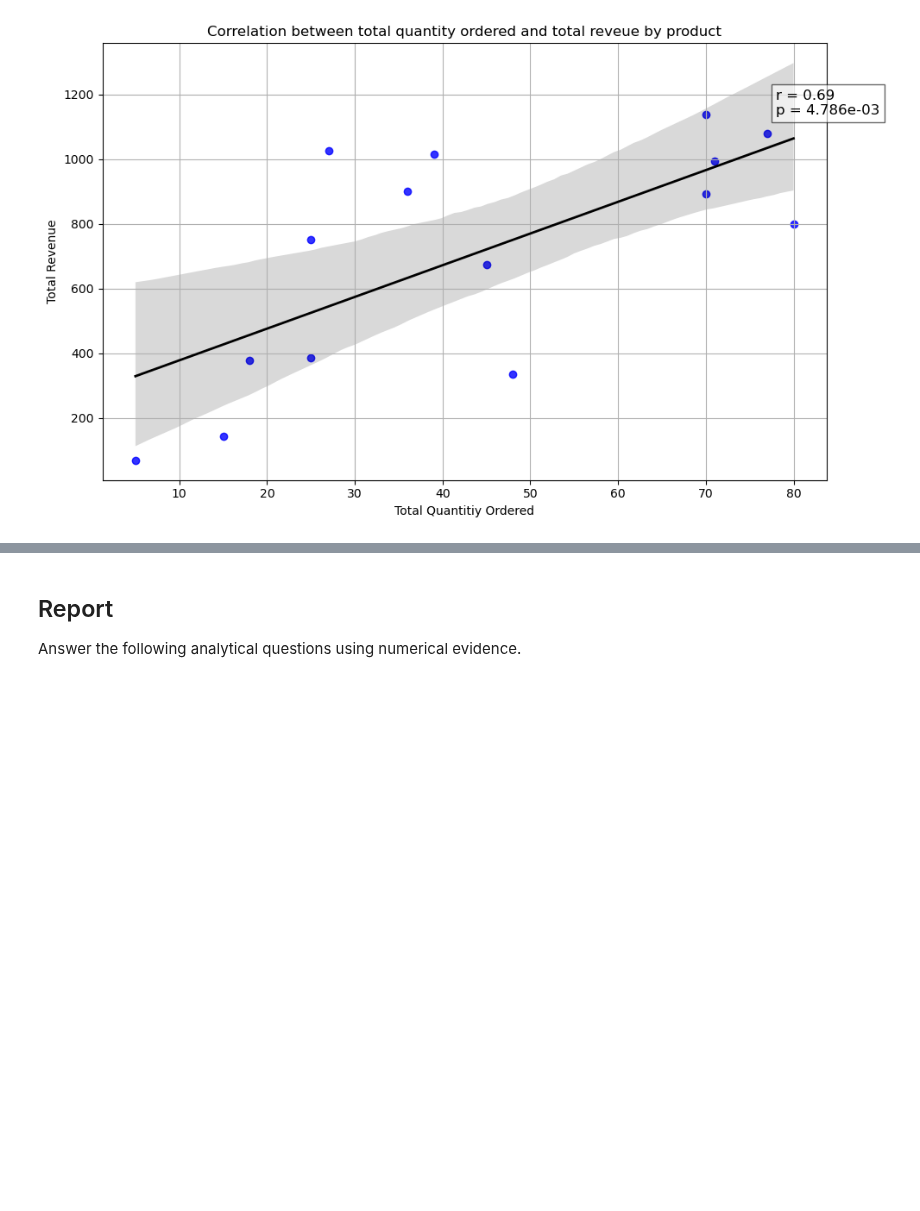
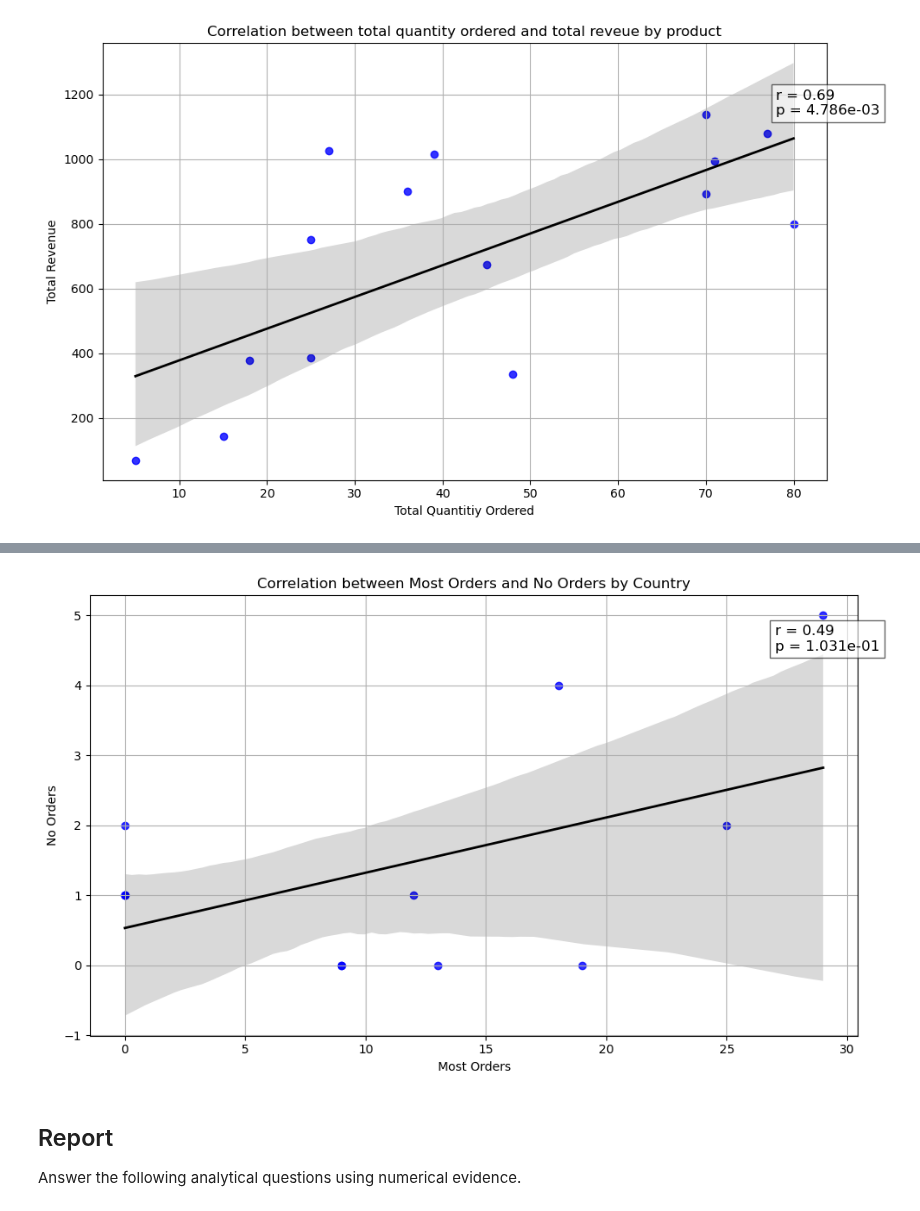
Before and after one commit to DataEden/The-Knowledge-House-2025, a Jupyter notebook: T-Labs/adhoc-sql/adhoc_report.ipynb, the cells around one changed output, grey strips where cells are left out. Drawn from its saved outputs; the diff is of its cells as text; code cells hidden in the pictures; blank space fills up the shorter version.

```diff
--- a/T-Labs/adhoc-sql/adhoc_report.ipynb
+++ b/T-Labs/adhoc-sql/adhoc_report.ipynb
@@ -570,0 +608,7 @@ plt.grid(True)
+# %%
+# Merge and clean
+most_no_orders_merge_df = pd.merge(most_orders_df, no_orders_df, on='Country', how='outer').fillna(0)
+most_no_orders_merge_df['most_orders'] = most_no_orders_merge_df['most_orders']
+most_no_orders_merge_df['no_orders'] = most_no_orders_merge_df['no_orders']
+
+most_no_orders_merge_df.sort_values(by="most_orders", ascending=False)
@@ -571,3 +629,28 @@ plt.grid(True)
+# %%
+# Calculate correlation coefficient between total quantity ordered and total revenue by product
+r_value, p_value = pearsonr(x=most_no_orders_merge_df['most_orders'], y=most_no_orders_merge_df['no_orders'])
+
+# Create scatterplot
+plt.figure(figsize=(10,6))
+sns.regplot(data=most_no_orders_merge_df, x='most_orders', y='no_orders', scatter_kws={'color': 'blue'}, line_kws={'color': 'black', 'linewidth': 2})
+
+# Add correlation coefficient to plot
+plt.text(
+    x=most_no_orders_merge_df['most_orders'].max() - 2,
+    y=most_no_orders_merge_df['no_orders'].max() - 0.5,
+    s=f"r = {r_value:.2f}\np = {p_value:.3e}",
+    fontsize=12,
+    bbox=dict(facecolor='white', alpha=0.6)
+)
+
+# set plot title and axis labels
+plt.title("Correlation between Most Orders and No Orders by Country")
+plt.xlabel("Most Orders")
+plt.ylabel("No Orders")
+plt.tight_layout()
+plt.grid(True)
+# %% [output]
+[figure, added]
 # %% [markdown]
 ## Report
 
```
Also changed, not shown: parts of 21 cells of this notebook.
